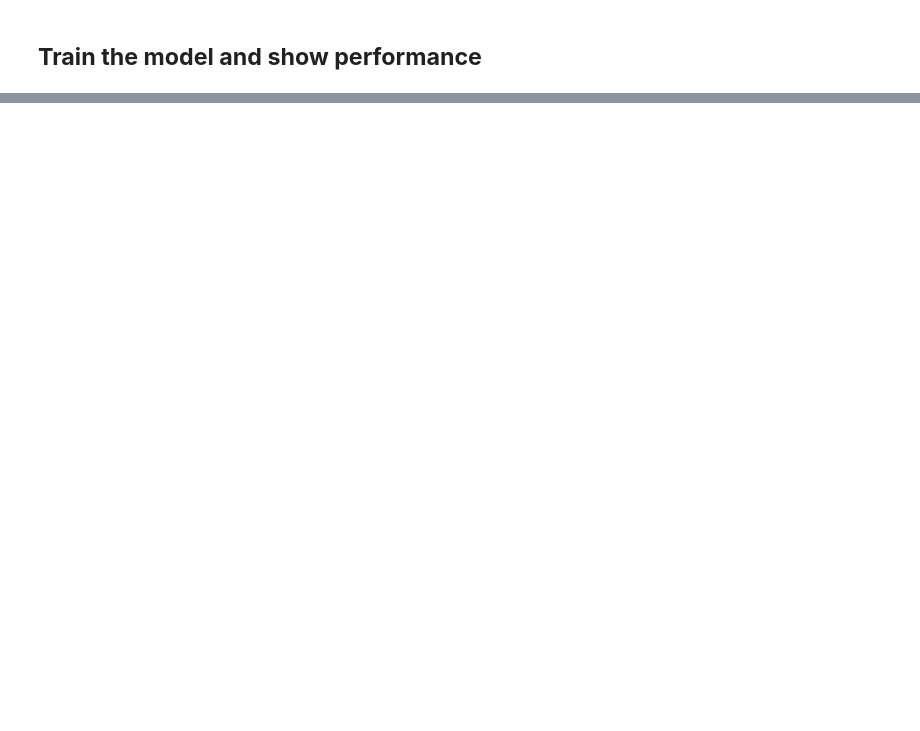
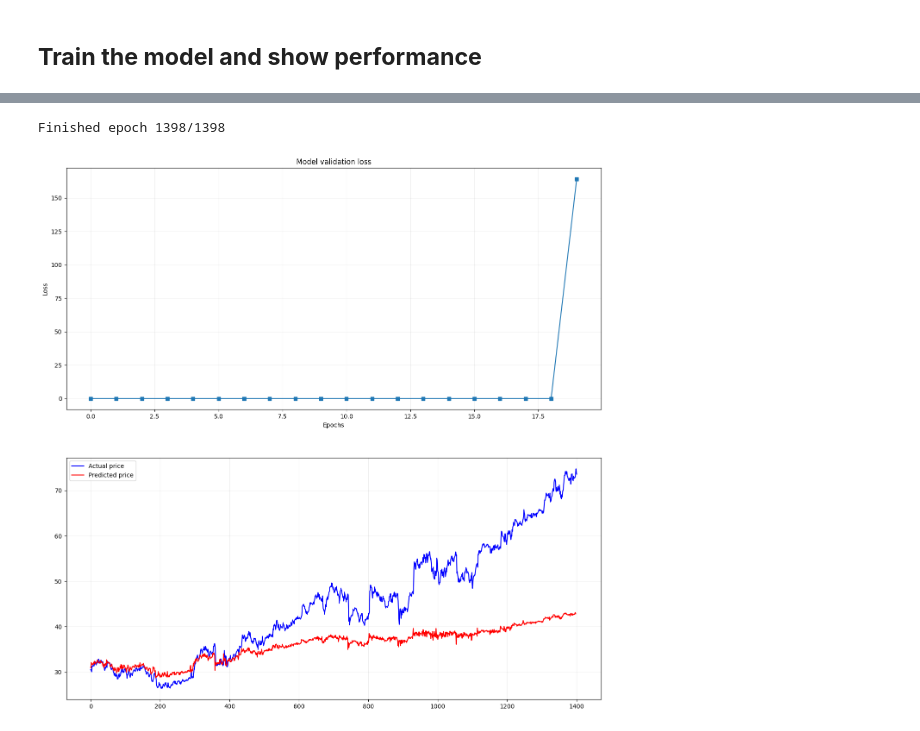
Before and after one commit to shre-db/stock-price-prediction-using-RNN-LSTM, a Jupyter notebook: notebook.ipynb, the cells around one changed output, grey strips where cells are left out. Drawn from its saved outputs; the diff is of its cells as text; code cells hidden in the pictures; blank space fills up the shorter version.

```diff
--- a/notebook.ipynb
+++ b/notebook.ipynb
@@ -449,0 +446,61 @@ Finished epoch 1/1
+# %%
+# Validation performance
+val_losses = np.zeros(numepochs)
+validation_preds = []
+
+# Switch to eval mode
+net.eval()
+
+# Initialize segment losses and accuracy
+seglosses = []
+
+# Loop over the segments of time series validation set
+# ----------------------------------------------------
+for timei in range(len(val_set)-seqlength):
+  # Get the inputs and target sequences
+  X = val_set[timei:timei+seqlength].view(seqlength, batchsize, input_size)
+  y = val_set[timei+seqlength].view(1,1)
+
+  X = X.to(net.lstm.weight_ih_l0.dtype).to(device)
+  y = y.to(torch.float).to(device)
+
+  # Forward pass with autograd deactivated
+  with torch.no_grad():
+    # Forward pass
+    yHat,(h,c) = net(X)
+    val_pred = yHat[-1]
+
+    # Compute the Loss
+    loss = lossfunction(val_pred, y)
+
+    # Store training predictions of last epoch
+    validation_preds.append(val_pred.cpu().detach())
+
+    # Store losses and accuracy
+    seglosses.append(loss.item())
+
+  msg = f'Finished epoch {timei+1}/{len(val_set)-seqlength}'
+  sys.stdout.write('\r' + msg)
+
+# Compute and store the average validation loss
+val_losses[epoch] = np.mean(seglosses)
+# %% [output]
+Finished epoch 1398/1398
+# %%
+# Visualize the performance
+fig,ax = plt.subplots(2,1,figsize=(16,16))
+
+ax[0].plot(val_losses,'s-')
+ax[0].set_xlabel('Epochs')
+ax[0].set_ylabel('Loss')
+ax[0].set_title('Model validation loss')
+ax[0].grid(alpha=0.2)
+
+ax[1].plot(val_set, 'b-')
+ax[1].plot(validation_preds, 'r-')
+ax[1].grid(alpha=0.2)
+ax[1].legend(['Actual price', 'Predicted price'])
+
+plt.show()
+# %% [output]
+[figure, added]
```
Also changed, not shown: parts of 13 cells of this notebook.
